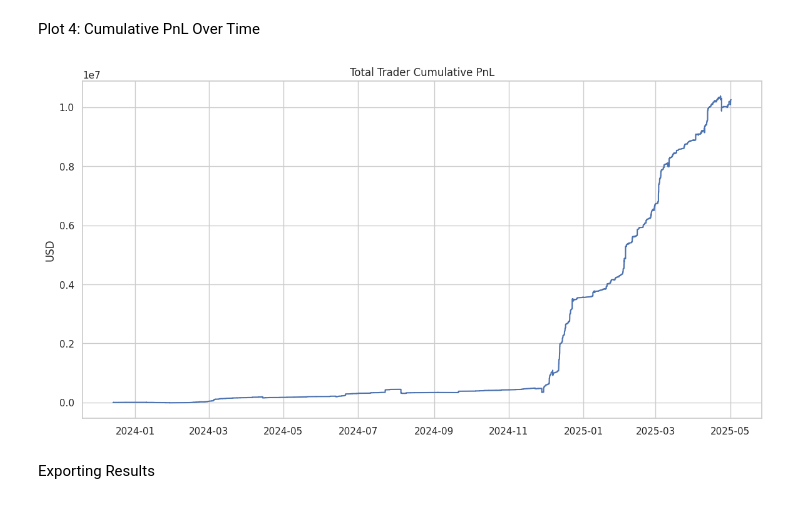
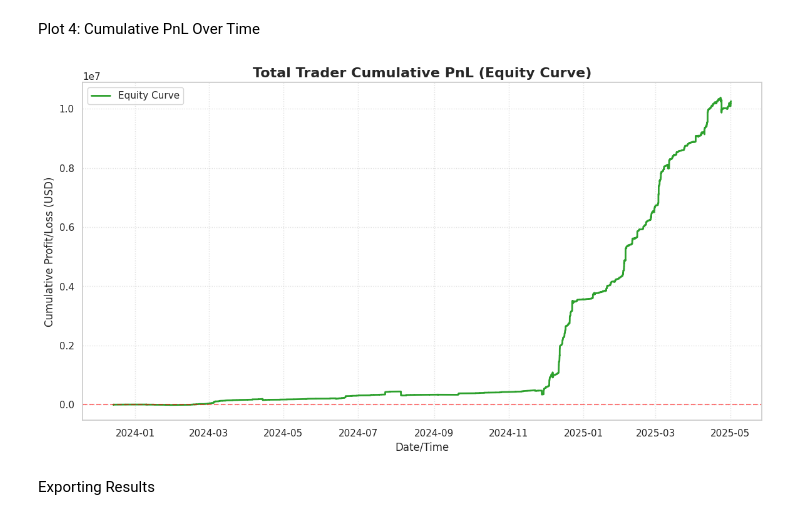
Before and after one commit to Sunnykumar-github/Primetrade.ai.Assignment, a Jupyter notebook: Data_Science.ipynb, the cells around one changed output. Saved outputs shown, nothing was run; the diff lists cells and outputs as text; code cells hidden in the pictures.

```diff
--- a/Data_Science.ipynb
+++ b/Data_Science.ipynb
@@ -169,13 +207,22 @@ Plot 4: Cumulative PnL Over Time
 # %%
 pnl_df = pnl_df.sort_values('timestamp_dt')
 pnl_df['Cumulative_PnL'] = pnl_df['Closed PnL'].cumsum()
 plt.figure(figsize=(14, 7))
-plt.plot(pnl_df['timestamp_dt'], pnl_df['Cumulative_PnL'])
-plt.title('Total Trader Cumulative PnL')
-plt.ylabel('USD')
-plt.savefig('/content/ds_Sunny_Kumar/outputs/cumulative_pnl.png')
+plt.plot(pnl_df['timestamp_dt'], pnl_df['Cumulative_PnL'], color='#2ca02c', linewidth=2, label='Equity Curve')
+plt.axhline(0, color='red', linestyle='--', alpha=0.5)
+
+plt.title('Total Trader Cumulative PnL (Equity Curve)', fontsize=16, fontweight='bold')
+plt.xlabel('Date/Time', fontsize=12)
+plt.ylabel('Cumulative Profit/Loss (USD)', fontsize=12)
+plt.grid(True, linestyle=':', alpha=0.6)
+plt.legend()
+
+plot_4_path = f"{base_dir}/outputs/cumulative_pnl.png"
+plt.savefig(plot_4_path, dpi=300, bbox_inches='tight')
+
+plt.show()
 # %% [output]
-[figure, old version]
+[figure, new version]
 # %% [markdown]
 Exporting Results
 # %% [markdown]
```
Also changed, not shown: parts of 5 cells of this notebook.
